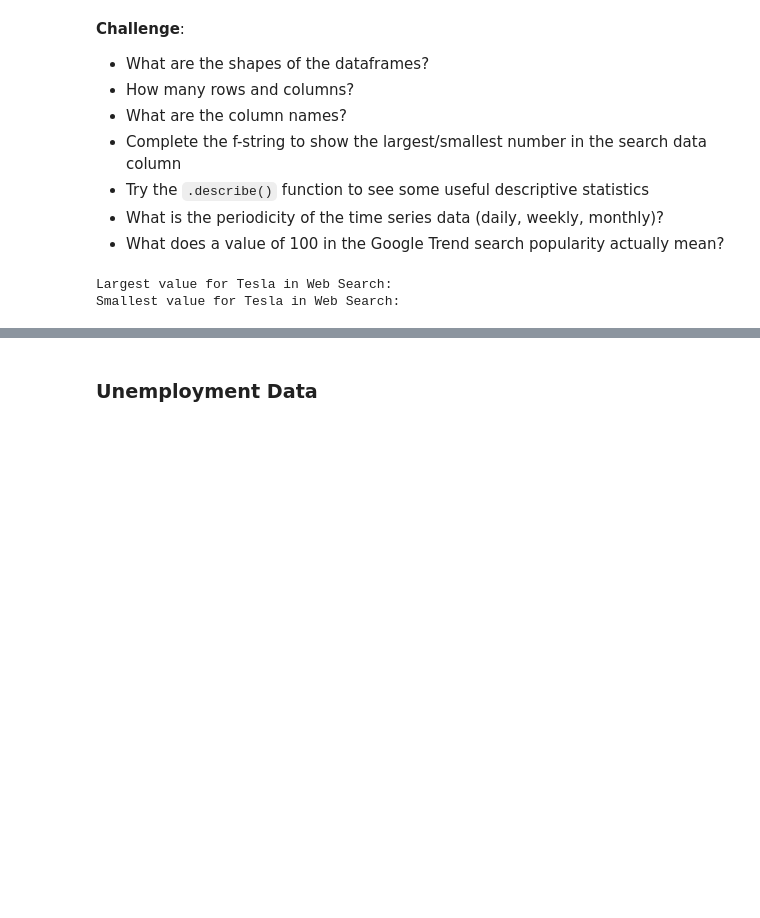
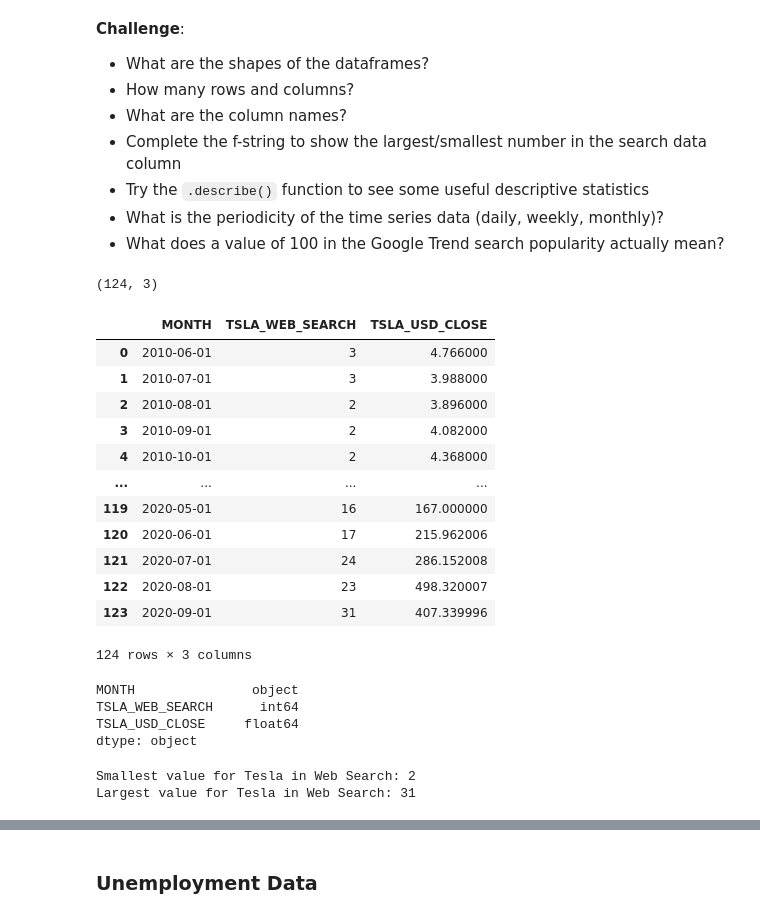
Before and after one commit to thandora/100-days-of-code-udemy, a Jupyter notebook: day-074-google-trends/google_trends.ipynb, the cells around one changed output, grey strips where cells are left out. Drawn from its saved outputs; the diff is of its cells as text; code cells hidden in the pictures; blank space fills up the shorter version.

```diff
--- a/day-074-google-trends/google_trends.ipynb
+++ b/day-074-google-trends/google_trends.ipynb
@@ -41,9 +42,38 @@ df_unemployment = pd.read_csv('UE Benefits Search vs UE Rate 2004-19.csv')
 <li>What is the periodicity of the time series data (daily, weekly, monthly)? </li>
 <li>What does a value of 100 in the Google Trend search popularity actually mean?</li>
 </ul>
-# %%
-print(f'Largest value for Tesla in Web Search: ')
-print(f'Smallest value for Tesla in Web Search: ')
-# %% [output]
-Largest value for Tesla in Web Search:
-Smallest value for Tesla in Web Search:
+# %%
+display(df_tesla.shape)
+df_tesla
+# %% [output]
+(124, 3)
+|  | MONTH | TSLA_WEB_SEARCH | TSLA_USD_CLOSE |
+| 0 | 2010-06-01 | 3 | 4.766000 |
+| 1 | 2010-07-01 | 3 | 3.988000 |
+| 2 | 2010-08-01 | 2 | 3.896000 |
+| 3 | 2010-09-01 | 2 | 4.082000 |
+| 4 | 2010-10-01 | 2 | 4.368000 |
+| ... | ... | ... | ... |
+| 119 | 2020-05-01 | 16 | 167.000000 |
+| 120 | 2020-06-01 | 17 | 215.962006 |
+| 121 | 2020-07-01 | 24 | 286.152008 |
+| 122 | 2020-08-01 | 23 | 498.320007 |
+| 123 | 2020-09-01 | 31 | 407.339996 |
+124 rows × 3 columns
+# %%
+df_tesla.dtypes
+# %% [output]
+MONTH               object
+TSLA_WEB_SEARCH      int64
+TSLA_USD_CLOSE     float64
+dtype: object
+# %%
+# Max and min searches
+search_max = df_tesla["TSLA_WEB_SEARCH"].max()
+search_min = df_tesla["TSLA_WEB_SEARCH"].min()
+
+print(f"Smallest value for Tesla in Web Search: {search_min}")
+print(f"Largest value for Tesla in Web Search: {search_max}")
+# %% [output]
+Smallest value for Tesla in Web Search: 2
+Largest value for Tesla in Web Search: 31
```
Also changed, not shown: parts of 21 cells of this notebook.
